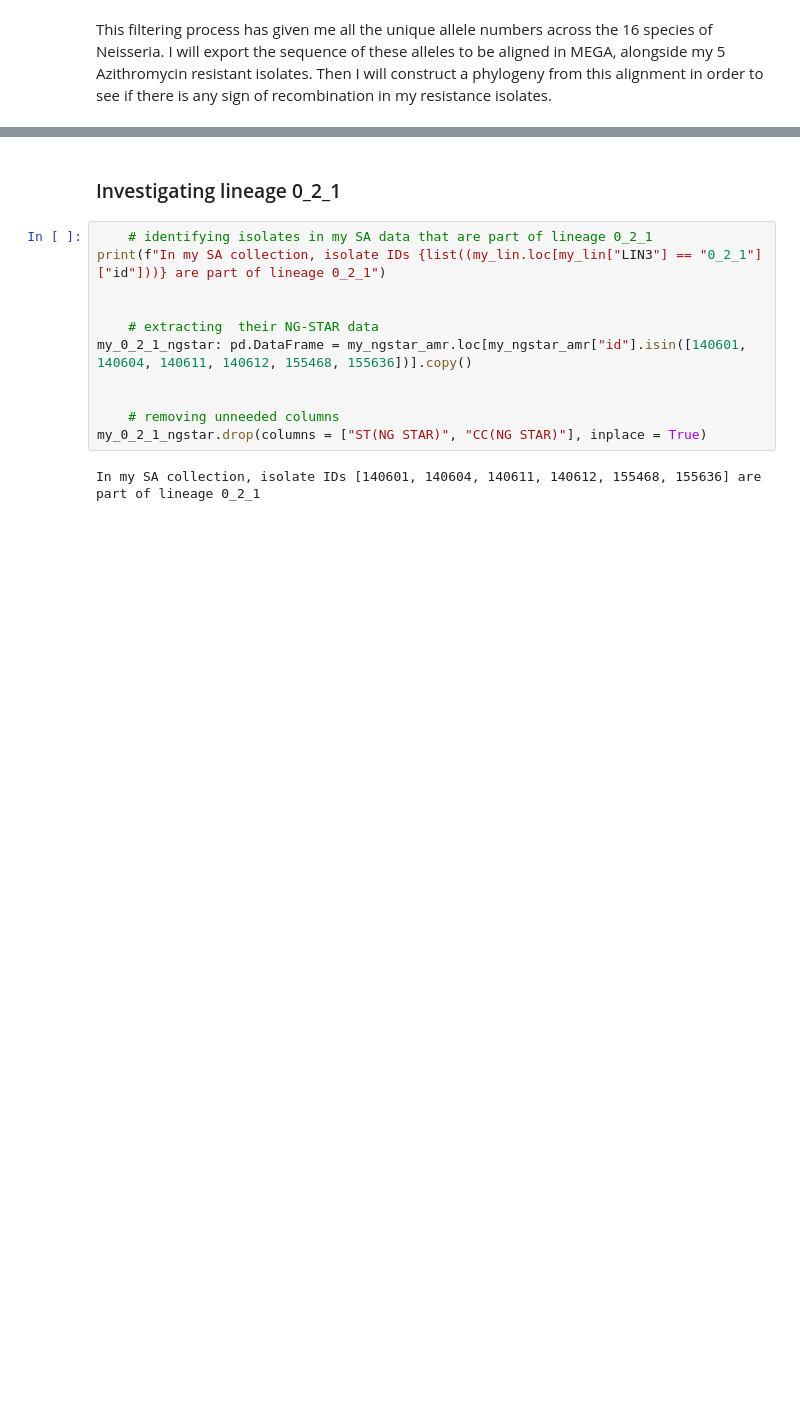
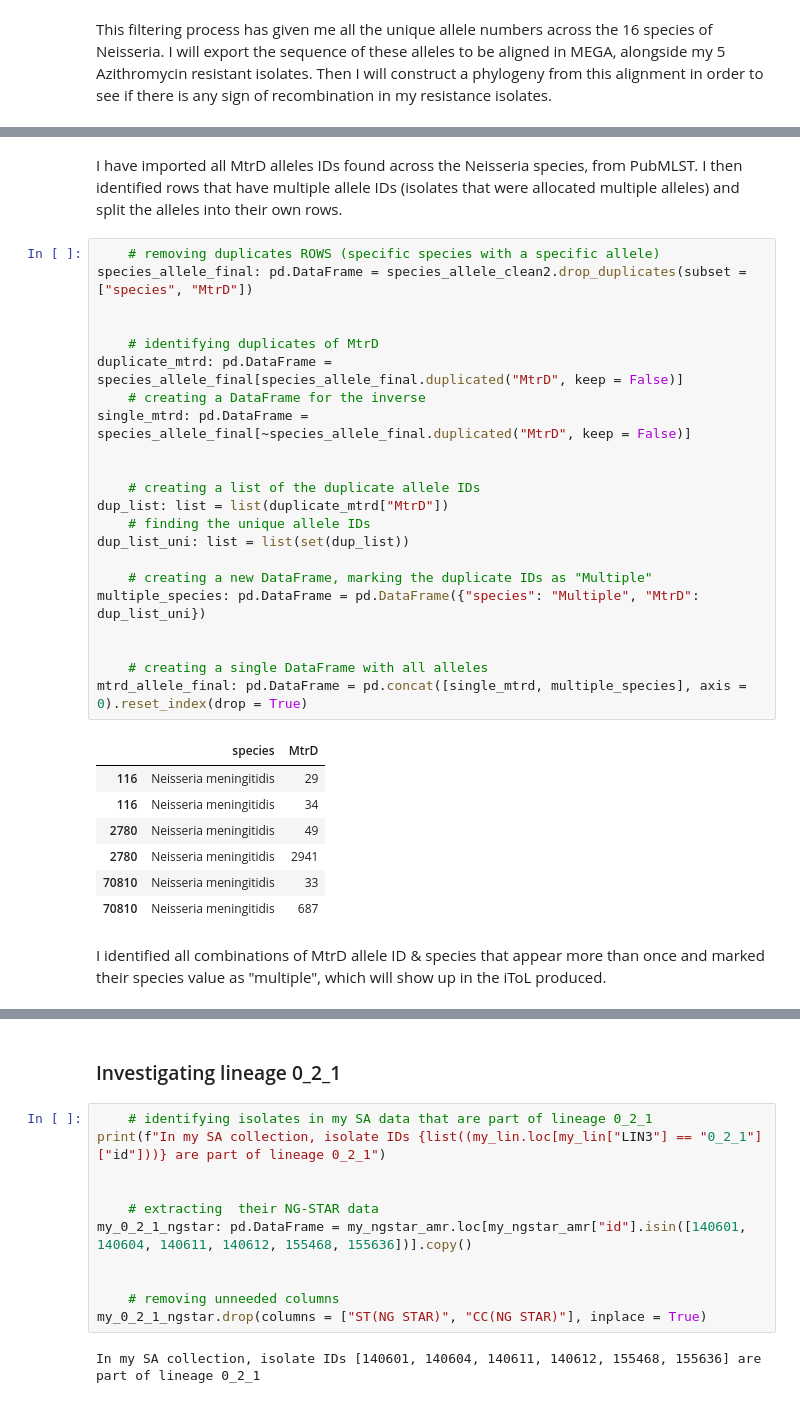
Before and after one commit to watchlotr/NGonorrhoeae_Y4, a Jupyter notebook: NG_Figures.ipynb, the cells around one changed output, grey strips where cells are left out. Drawn from its saved outputs; the diff is of its cells as text; blank space fills up the shorter version.

Commit message:
Commit 35 - creates a dataframe with information on MtrD allele IDs and the species they are found in, ready for importing to iToL

```diff
--- a/NG_Figures.ipynb
+++ b/NG_Figures.ipynb
@@ -2088,0 +2131,34 @@ I also need to match each allele to a species for annotation in iToL:
+# %% [markdown]
+I have imported all MtrD alleles IDs found across the Neisseria species, from PubMLST. I then identified rows that have multiple allele IDs (isolates that were allocated multiple alleles) and split the alleles into their own rows.
+# %%
+    # removing duplicates ROWS (specific species with a specific allele)
+species_allele_final: pd.DataFrame = species_allele_clean2.drop_duplicates(subset = ["species", "MtrD"])
+
+
+    # identifying duplicates of MtrD
+duplicate_mtrd: pd.DataFrame = species_allele_final[species_allele_final.duplicated("MtrD", keep = False)]
+    # creating a DataFrame for the inverse
+single_mtrd: pd.DataFrame = species_allele_final[~species_allele_final.duplicated("MtrD", keep = False)]
+
+
+    # creating a list of the duplicate allele IDs
+dup_list: list = list(duplicate_mtrd["MtrD"])
+    # finding the unique allele IDs
+dup_list_uni: list = list(set(dup_list))
+
+    # creating a new DataFrame, marking the duplicate IDs as "Multiple"
+multiple_species: pd.DataFrame = pd.DataFrame({"species": "Multiple", "MtrD": dup_list_uni})
+
+
+    # creating a single DataFrame with all alleles
+mtrd_allele_final: pd.DataFrame = pd.concat([single_mtrd, multiple_species], axis = 0).reset_index(drop = True)
+# %% [output]
+|  | species | MtrD |
+| 116 | Neisseria meningitidis | 29 |
+| 116 | Neisseria meningitidis | 34 |
+| 2780 | Neisseria meningitidis | 49 |
+| 2780 | Neisseria meningitidis | 2941 |
+| 70810 | Neisseria meningitidis | 33 |
+| 70810 | Neisseria meningitidis | 687 |
+# %% [markdown]
+I identified all combinations of MtrD allele ID & species that appear more than once and marked their species value as "multiple", which will show up in the iToL produced.
```
Also changed, not shown: parts of 11 cells of this notebook, 7 other files.
